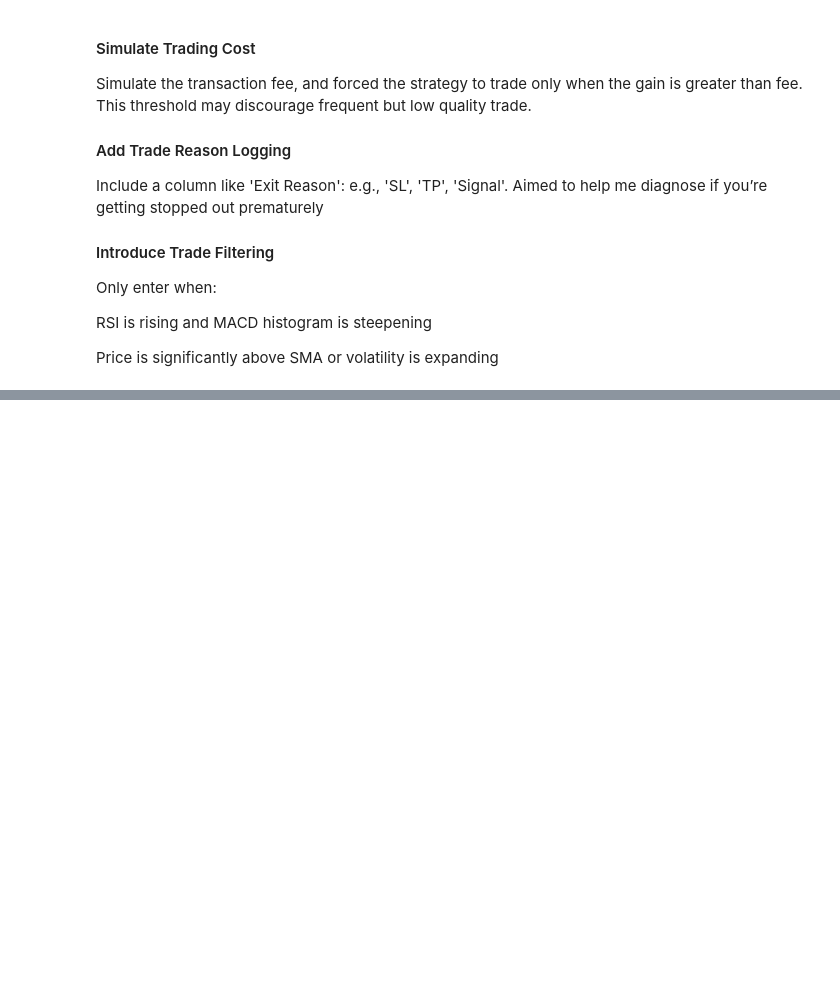
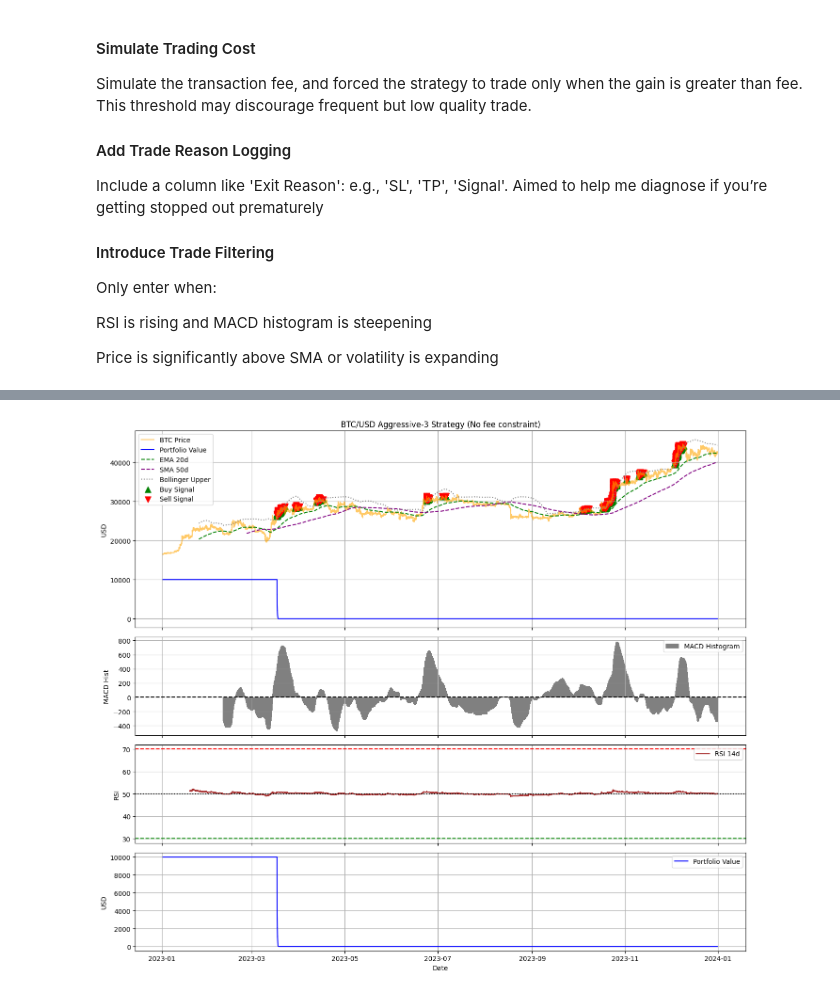
Before and after one commit to VegarGG/Crypto_Research, a Jupyter notebook: models/code/strategy_training.ipynb, the cells around one changed output, grey strips where cells are left out. Saved outputs shown, nothing was run; the diff lists cells and outputs as text; code cells hidden in the pictures; blank space fills up the shorter version.

```diff
--- a/models/code/strategy_training.ipynb
+++ b/models/code/strategy_training.ipynb
@@ -670,0 +917,2 @@ Price is significantly above SMA or volatility is expanding
+# %%
+df_v3_adj, signals_v3_adj, trade_log_v3_adj = run_agg_strategy_v3_no_fee_exit(df)
@@ -670,0 +931,4 @@ Price is significantly above SMA or volatility is expanding
+# %%
+plot_full_strategy(df_v3_adj, signals_v3_adj, title = 'BTC/USD Aggressive-3 Strategy (No fee constraint)')
+# %% [output]
+[figure, added]
```
Also changed, not shown: parts of 17 cells of this notebook.
